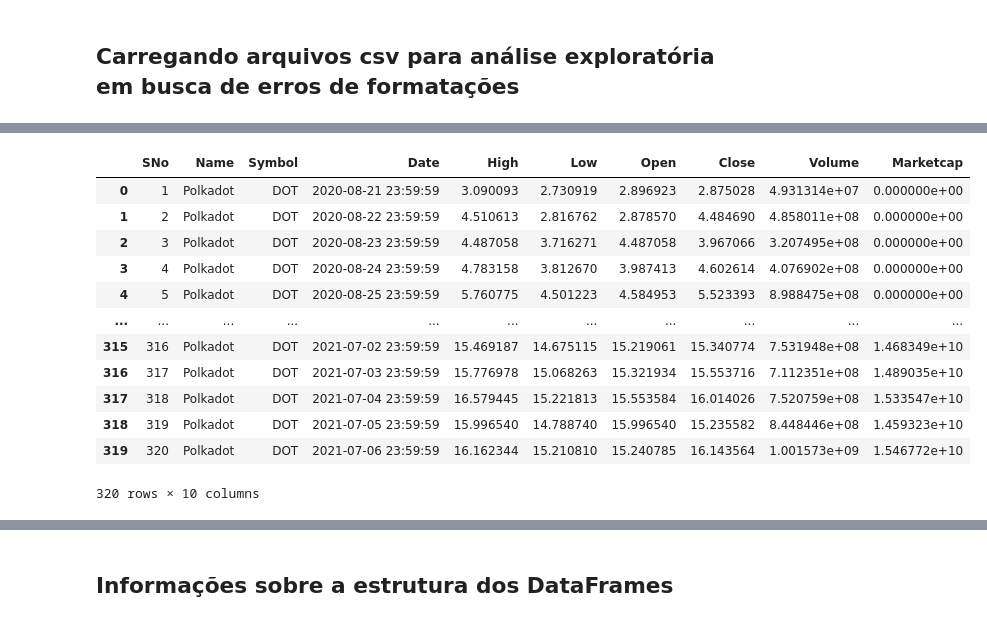
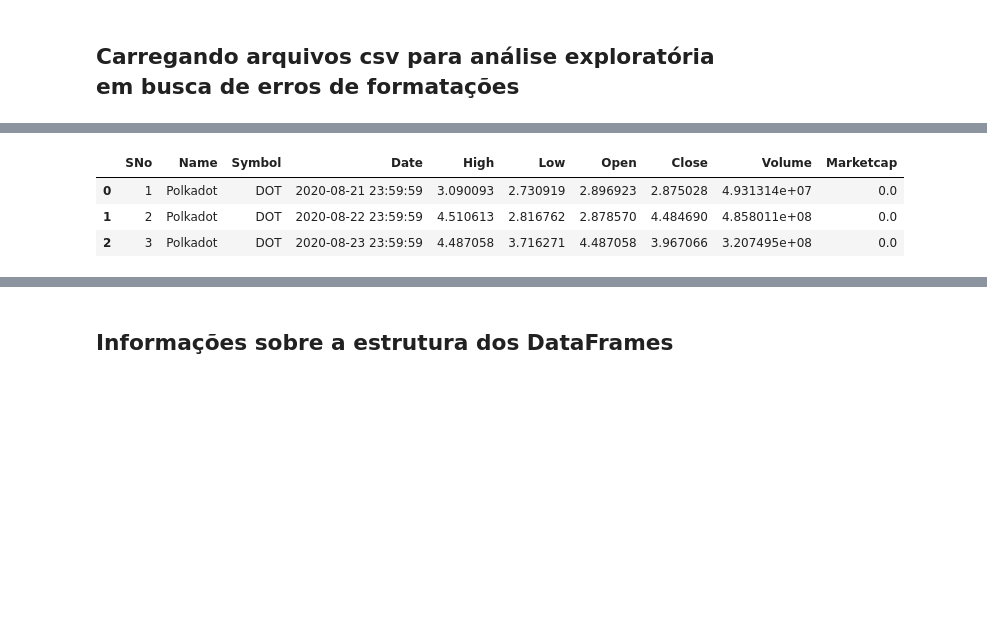
Before and after one commit to Rodrigomarques02/squad3-modulo-5, a Jupyter notebook: Tratamento de dados.ipynb, the cells around one changed output, grey strips where cells are left out. Drawn from its saved outputs; the diff is of its cells as text; code cells hidden in the pictures; blank space fills up the shorter version.

```diff
--- a/Tratamento de dados.ipynb
+++ b/Tratamento de dados.ipynb
@@ -62,21 +35,12 @@ display(data_xrp)
 # %%
 # Dados da Polkadot - DOT
 data_dot = pd.read_csv('Cryptocurrency Database\coin_Polkadot.csv', sep=',')
-display(data_dot)
+data_dot.head(3)
 # %% [output]
 |  | SNo | Name | Symbol | Date | High | Low | Open | Close | Volume | Marketcap |
-| 0 | 1 | Polkadot | DOT | 2020-08-21 23:59:59 | 3.090093 | 2.730919 | 2.896923 | 2.875028 | 4.931314e+07 | 0.000000e+00 |
-| 1 | 2 | Polkadot | DOT | 2020-08-22 23:59:59 | 4.510613 | 2.816762 | 2.878570 | 4.484690 | 4.858011e+08 | 0.000000e+00 |
-| 2 | 3 | Polkadot | DOT | 2020-08-23 23:59:59 | 4.487058 | 3.716271 | 4.487058 | 3.967066 | 3.207495e+08 | 0.000000e+00 |
-| 3 | 4 | Polkadot | DOT | 2020-08-24 23:59:59 | 4.783158 | 3.812670 | 3.987413 | 4.602614 | 4.076902e+08 | 0.000000e+00 |
-| 4 | 5 | Polkadot | DOT | 2020-08-25 23:59:59 | 5.760775 | 4.501223 | 4.584953 | 5.523393 | 8.988475e+08 | 0.000000e+00 |
-| ... | ... | ... | ... | ... | ... | ... | ... | ... | ... | ... |
-| 315 | 316 | Polkadot | DOT | 2021-07-02 23:59:59 | 15.469187 | 14.675115 | 15.219061 | 15.340774 | 7.531948e+08 | 1.468349e+10 |
-| 316 | 317 | Polkadot | DOT | 2021-07-03 23:59:59 | 15.776978 | 15.068263 | 15.321934 | 15.553716 | 7.112351e+08 | 1.489035e+10 |
-| 317 | 318 | Polkadot | DOT | 2021-07-04 23:59:59 | 16.579445 | 15.221813 | 15.553584 | 16.014026 | 7.520759e+08 | 1.533547e+10 |
-| 318 | 319 | Polkadot | DOT | 2021-07-05 23:59:59 | 15.996540 | 14.788740 | 15.996540 | 15.235582 | 8.448446e+08 | 1.459323e+10 |
-| 319 | 320 | Polkadot | DOT | 2021-07-06 23:59:59 | 16.162344 | 15.210810 | 15.240785 | 16.143564 | 1.001573e+09 | 1.546772e+10 |
+| 0 | 1 | Polkadot | DOT | 2020-08-21 23:59:59 | 3.090093 | 2.730919 | 2.896923 | 2.875028 | 4.931314e+07 | 0.0 |
+| 1 | 2 | Polkadot | DOT | 2020-08-22 23:59:59 | 4.510613 | 2.816762 | 2.878570 | 4.484690 | 4.858011e+08 | 0.0 |
+| 2 | 3 | Polkadot | DOT | 2020-08-23 23:59:59 | 4.487058 | 3.716271 | 4.487058 | 3.967066 | 3.207495e+08 | 0.0 |
-320 rows × 10 columns
 # %%
 # Dados da BinanceCoin - BNB
 data_bnb = pd.read_csv('Cryptocurrency Database\coin_BinanceCoin.csv', sep=',')
```
Also changed, not shown: parts of 15 cells of this notebook.
